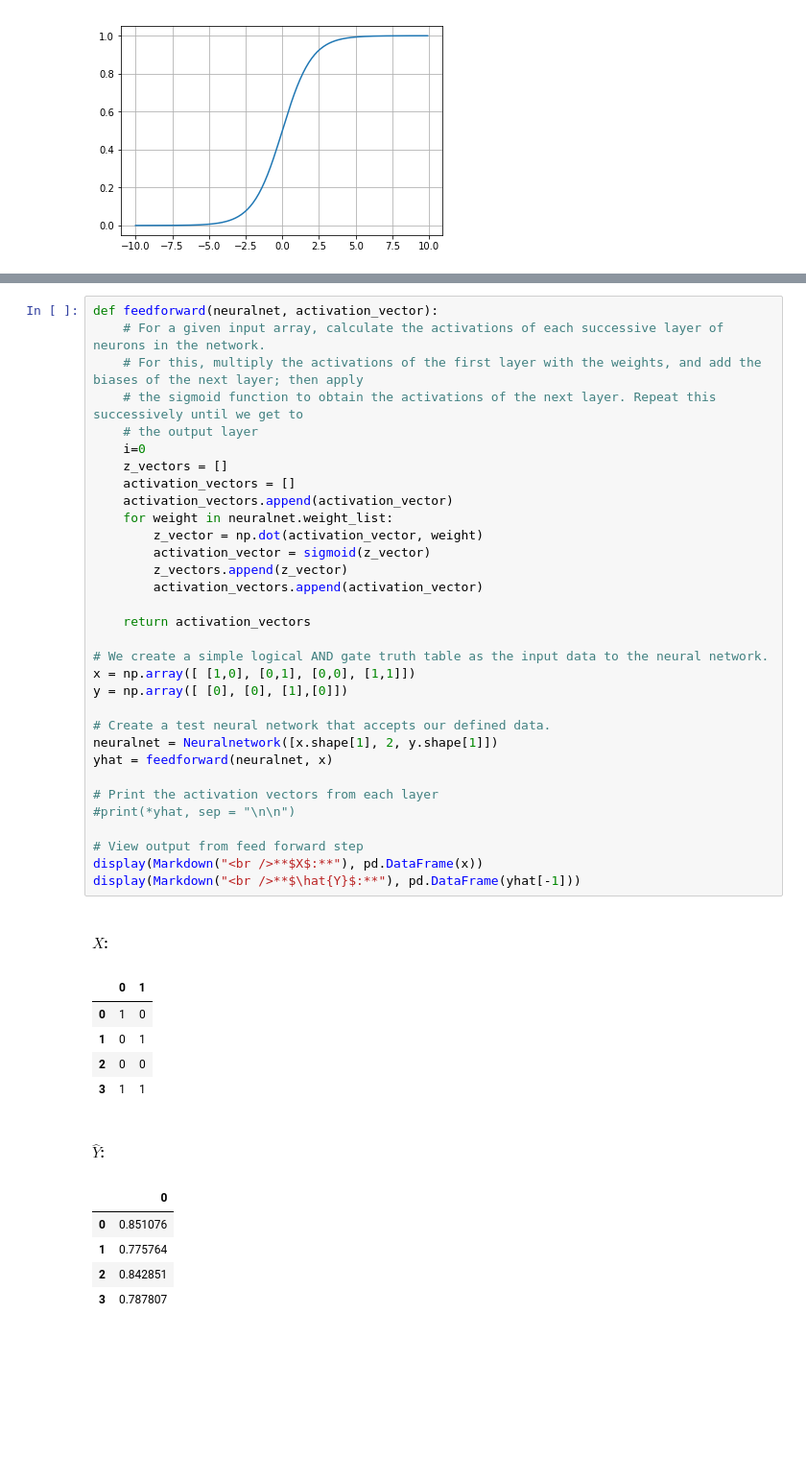
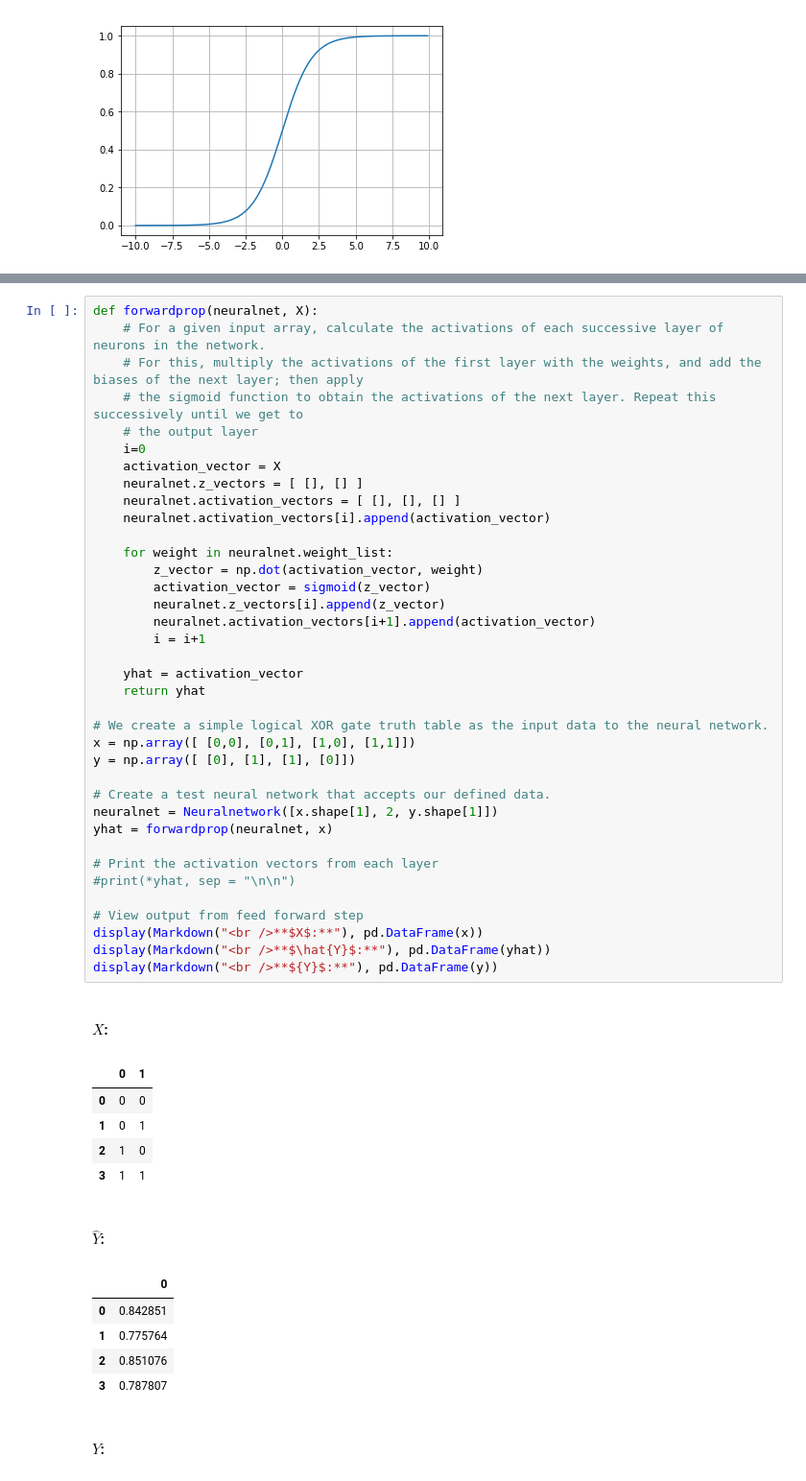
Before and after one commit to vinaybenny/build-it-from-scratch, a Jupyter notebook: notebooks/from_scratch_neural_network.ipynb, the cells around one changed output, grey strips where cells are left out. Shown at 96% size. Saved outputs shown, nothing was run; the diff lists cells and outputs as text; blank space fills up the shorter version.

```diff
--- a/notebooks/from_scratch_neural_network.ipynb
+++ b/notebooks/from_scratch_neural_network.ipynb
@@ -190,45 +179,51 @@ Before we start the equations, note the following notations:
 # %%
-def feedforward(neuralnet, activation_vector):
+def forwardprop(neuralnet, X):
     # For a given input array, calculate the activations of each successive layer of neurons in the network.
     # For this, multiply the activations of the first layer with the weights, and add the biases of the next layer; then apply
     # the sigmoid function to obtain the activations of the next layer. Repeat this successively until we get to
     # the output layer
     i=0
-    z_vectors = []
-    activation_vectors = []
-    activation_vectors.append(activation_vector)
+    activation_vector = X
+    neuralnet.z_vectors = [ [], [] ]
+    neuralnet.activation_vectors = [ [], [], [] ]
+    neuralnet.activation_vectors[i].append(activation_vector)
+
     for weight in neuralnet.weight_list:
         z_vector = np.dot(activation_vector, weight)
         activation_vector = sigmoid(z_vector)
-        z_vectors.append(z_vector)
-        activation_vectors.append(activation_vector)
+        neuralnet.z_vectors[i].append(z_vector)
+        neuralnet.activation_vectors[i+1].append(activation_vector)
+        i = i+1
 
-    return activation_vectors
+    yhat = activation_vector
+    return yhat
 
-# We create a simple logical AND gate truth table as the input data to the neural network.
-x = np.array([ [1,0], [0,1], [0,0], [1,1]])
-y = np.array([ [0], [0], [1],[0]])
+# We create a simple logical XOR gate truth table as the input data to the neural network.
+x = np.array([ [0,0], [0,1], [1,0], [1,1]])
+y = np.array([ [0], [1], [1], [0]])
 
 # Create a test neural network that accepts our defined data.
 neuralnet = Neuralnetwork([x.shape[1], 2, y.shape[1]])
-yhat = feedforward(neuralnet, x)
+yhat = forwardprop(neuralnet, x)
 
 # Print the activation vectors from each layer
 #print(*yhat, sep = "\n\n")
 
 # View output from feed forward step
 display(Markdown("<br />**$X$:**"), pd.DataFrame(x))
-display(Markdown("<br />**$\hat{Y}$:**"), pd.DataFrame(yhat[-1]))
+display(Markdown("<br />**$\hat{Y}$:**"), pd.DataFrame(yhat))
+display(Markdown("<br />**${Y}$:**"), pd.DataFrame(y))
 # %% [output]
 <br />**$X$:**
 |  | 0 | 1 |
-| 0 | 1 | 0 |
+| 0 | 0 | 0 |
 | 1 | 0 | 1 |
-| 2 | 0 | 0 |
+| 2 | 1 | 0 |
 | 3 | 1 | 1 |
 <br />**$\hat{Y}$:**
 |  | 0 |
-| 0 | 0.851076 |
+| 0 | 0.842851 |
 | 1 | 0.775764 |
-| 2 | 0.842851 |
+| 2 | 0.851076 |
 | 3 | 0.787807 |
+<br />**${Y}$:**
```
Also changed, not shown: parts of 28 cells of this notebook.
